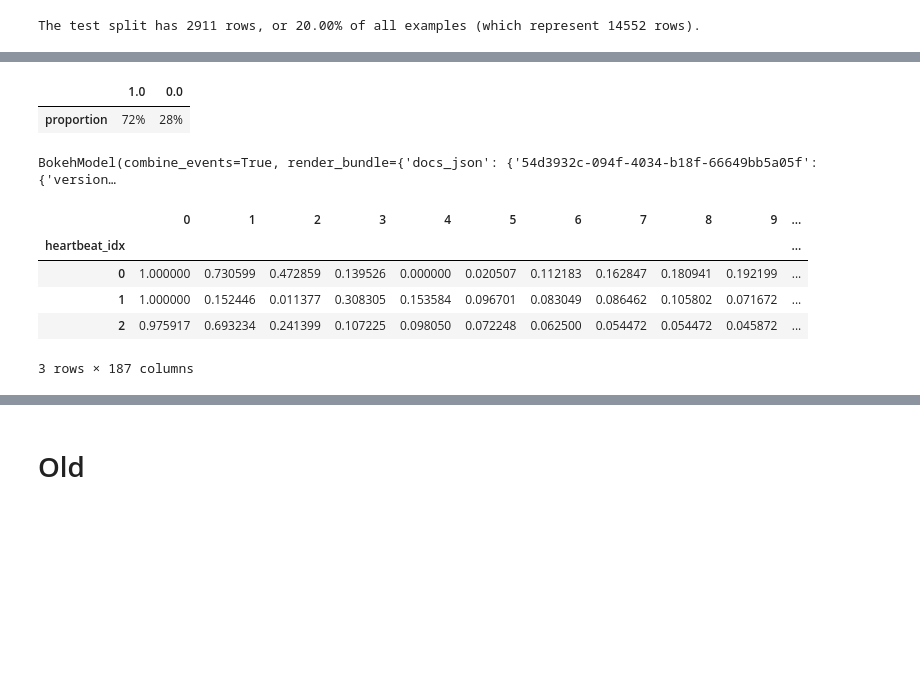
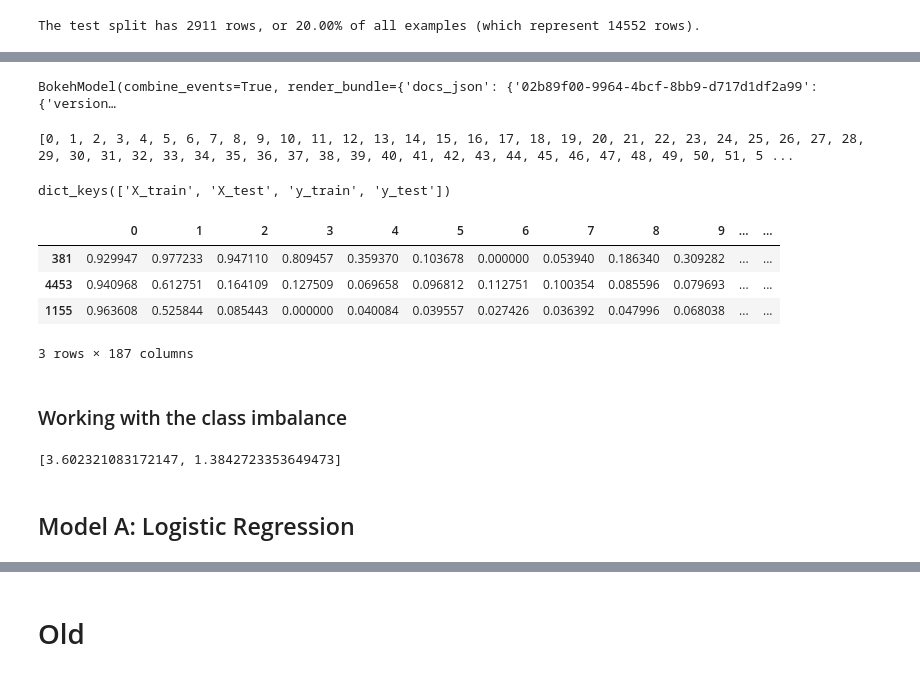
Before and after one commit to juliepinole/proj2, a Jupyter notebook: task_1/Task_1_ML.ipynb, the cells around one changed output, grey strips where cells are left out. Drawn from its saved outputs; the diff is of its cells as text; code cells hidden in the pictures; blank space fills up the shorter version.

Commit message:
Random Forest + Logistic Regression + Saving the ts fresh exctracted features

```diff
--- a/task_1/Task_1_ML.ipynb
+++ b/task_1/Task_1_ML.ipynb
@@ -76,12 +76,12 @@ class NotebookParams(param.Parameterized):
     lr_power                 = param.Integer(default=3, bounds=(1,9),doc="Learning Rate exponent of 10^x")
     epochs                   = param.Integer(default=2000 ,bounds=(1,2000))
     data_set                 = param.ObjectSelector(default="test",objects=['train', 'validation', 'train + validation', 'test'])
-    stand_features           = param.Boolean(True, doc="Whether we want to standardize numerical features")
+    stand_features           = param.Boolean(False, doc="Whether we want to standardize numerical features")
     use_lasso                = param.Boolean(True)
     use_focal_loss           = param.Boolean(True)
     iter_array               = param.Integer(default=5, bounds=(1,20),doc="How often to save loss and training data, in epochs")
     iter_printing            = param.Integer(default=5, bounds=(1,100),doc="How many epochs between printing")
-    add_one_hot_encoded      = param.Boolean(True, doc="Whether to add one hot encoded columns from categorical variables")
+    add_one_hot_encoded      = param.Boolean(False, doc="Whether to add one hot encoded columns from categorical variables")
     test_size                = param.Number(0.2, bounds=(0.1,0.9), doc="Test size for train_test_split")
     random_state_test_train_split = param.Integer(42)
 base = NotebookParams()
@@ -126,11 +130,9 @@ The test split has 2911 rows, or 20.00% of all examples (which represent 14552 r
 # %%
+# Type of columns
 label_col = list(df_heart_train.columns)[-1]
-labels_count = df_heart_train[label_col].value_counts(normalize=True).to_frame().T
-labels_count.columns = [str(x) for x in labels_count.columns]
-labels_count.style.format(format_dict)
+num_features = list(df_heart_train.columns)[:-1]
+categorical_features=[]
+category_to_drop={}
-# %% [output]
-|  | 1.0 | 0.0 |
-| proportion | 72% | 28% |
 # %%
 # Create a list of indexes in each class
 idx_by_class = {
@@ -147,4 +149,4 @@ for idx, row in df_heart_train.iterrows():
 # %%
 pn.Column(pn.Row(base.param.add_one_hot_encoded, base.param.stand_features, base.param.test_size))
 # %% [output]
-BokehModel(combine_events=True, render_bundle={'docs_json': {'54d3932c-094f-4034-b18f-66649bb5a05f': {'version…
+BokehModel(combine_events=True, render_bundle={'docs_json': {'02b89f00-9964-4bcf-8bb9-d717d1df2a99': {'version…
@@ -159,9 +157,32 @@ x_train_0, x_test_0, y_train_0, y_test_0 = lib.pre_process_ecg(
+# %%
+train_test_data, final_categorical_features, all_features, _ = lib.pre_process_features(
+        df_heart_train,
+        num_features=num_features,
+        categorical_features=categorical_features,
+        category_to_drop=category_to_drop,
+        label_col=label_col,
+        add_one_hot_encoded=base.add_one_hot_encoded,
+        add_embeddings=False,
+        split_data=True,
+        stand_features=base.stand_features,
+        test_size=base.test_size,
+        random_state=base.random_state_test_train_split,
+        replace_pb_values={},
+)
+X_train, X_test = train_test_data.tensors['X_train'], train_test_data.tensors['X_test']
+y_train, y_test = train_test_data.tensors['y_train'], train_test_data.tensors['y_test']
+X_train_df = train_test_data.dataframes['X_train']
+# %% [output]
+[0, 1, 2, 3, 4, 5, 6, 7, 8, 9, 10, 11, 12, 13, 14, 15, 16, 17, 18, 19, 20, 21, 22, 23, 24, 25, 26, 27, 28, 29, 30, 31, 32, 33, 34, 35, 36, 37, 38, 39, 40, 41, 42, 43, 44, 45, 46, 47, 48, 49, 50, 51, 5 ...
+# %%
+train_test_data.dataframes.keys()
+# %% [output]
+dict_keys(['X_train', 'X_test', 'y_train', 'y_test'])
 # %%
-x_train_0.head(3)
+X_train_df['all'].head(3)
 # %% [output]
-|  | 0 | 1 | 2 | 3 | 4 | 5 | 6 | 7 | 8 | 9 | ... |
-| heartbeat_idx |  |  |  |  |  |  |  |  |  |  | ... |
-| 0 | 1.000000 | 0.730599 | 0.472859 | 0.139526 | 0.000000 | 0.020507 | 0.112183 | 0.162847 | 0.180941 | 0.192199 | ... |
-| 1 | 1.000000 | 0.152446 | 0.011377 | 0.308305 | 0.153584 | 0.096701 | 0.083049 | 0.086462 | 0.105802 | 0.071672 | ... |
-| 2 | 0.975917 | 0.693234 | 0.241399 | 0.107225 | 0.098050 | 0.072248 | 0.062500 | 0.054472 | 0.054472 | 0.045872 | ... |
+|  | 0 | 1 | 2 | 3 | 4 | 5 | 6 | 7 | 8 | 9 | ... | ... |
+| 381 | 0.929947 | 0.977233 | 0.947110 | 0.809457 | 0.359370 | 0.103678 | 0.000000 | 0.053940 | 0.186340 | 0.309282 | ... | ... |
+| 4453 | 0.940968 | 0.612751 | 0.164109 | 0.127509 | 0.069658 | 0.096812 | 0.112751 | 0.100354 | 0.085596 | 0.079693 | ... | ... |
+| 1155 | 0.963608 | 0.525844 | 0.085443 | 0.000000 | 0.040084 | 0.039557 | 0.027426 | 0.036392 | 0.047996 | 0.068038 | ... | ... |
 3 rows × 187 columns
@@ -171,0 +189,2 @@ import graph as gr
+# %% [markdown]
+### Working with the class imbalance
@@ -171,0 +203,6 @@ import graph as gr
+# %%
+class_weights
+# %% [output]
+[3.602321083172147, 1.3842723353649473]
+# %% [markdown]
+## Model A: Logistic Regression
```
Also changed, not shown: parts of 75 cells of this notebook, 3 other files.
